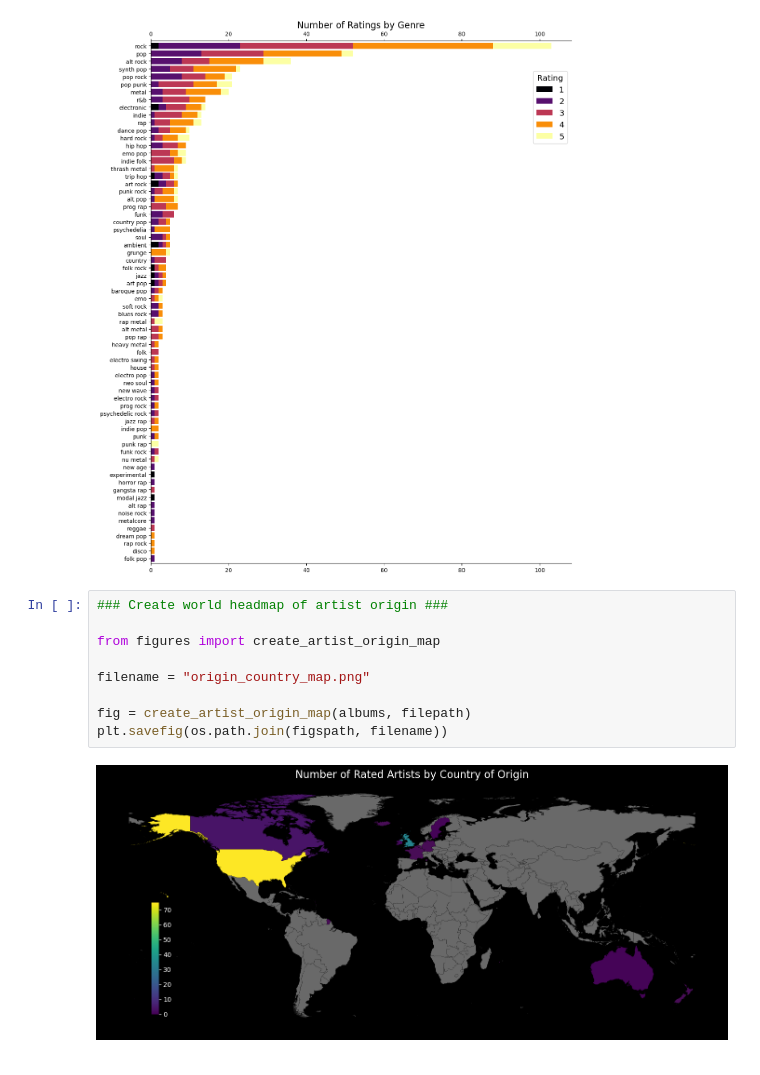
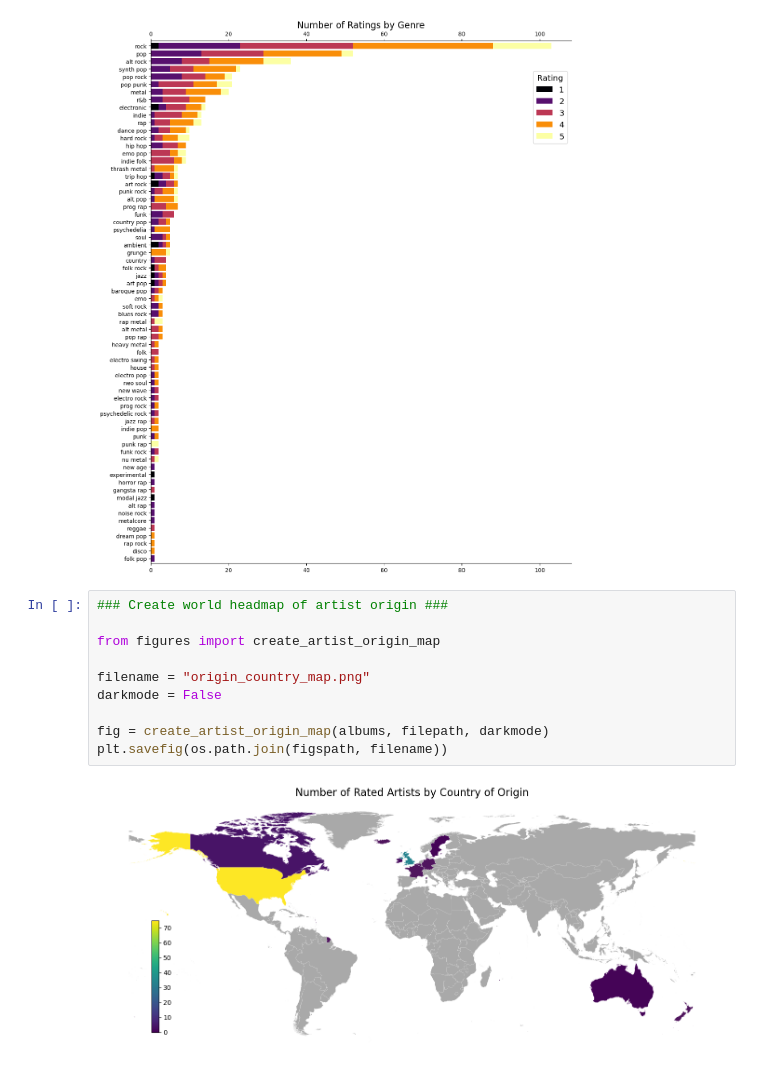
Before and after one commit to GHornshaw/music-ratings-visuals, a Jupyter notebook: src/visualisations.ipynb, the cells around one changed output. Drawn from its saved outputs; the diff is of its cells as text.

Commit message:
Added darkmode toggle for geo heatmap

```diff
--- a/src/visualisations.ipynb
+++ b/src/visualisations.ipynb
@@ -81,11 +81,12 @@ plt.savefig(os.path.join(figspath, filename))
 # %%
 ### Create world headmap of artist origin ###
 
 from figures import create_artist_origin_map
 
 filename = "origin_country_map.png"
+darkmode = False
 
-fig = create_artist_origin_map(albums, filepath)
+fig = create_artist_origin_map(albums, filepath, darkmode)
 plt.savefig(os.path.join(figspath, filename))
 # %% [output]
-[figure, old version]
+[figure, new version]
```
Also changed, not shown: 2 other files.
